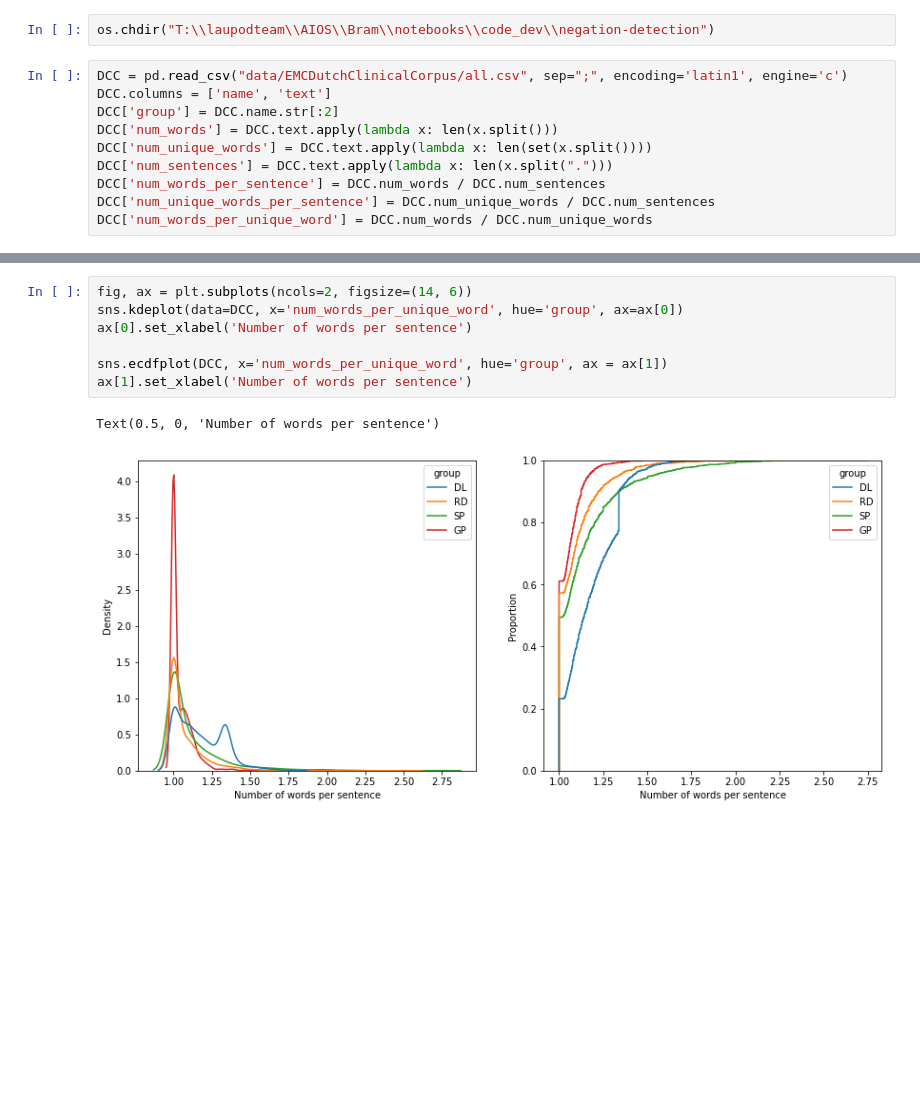
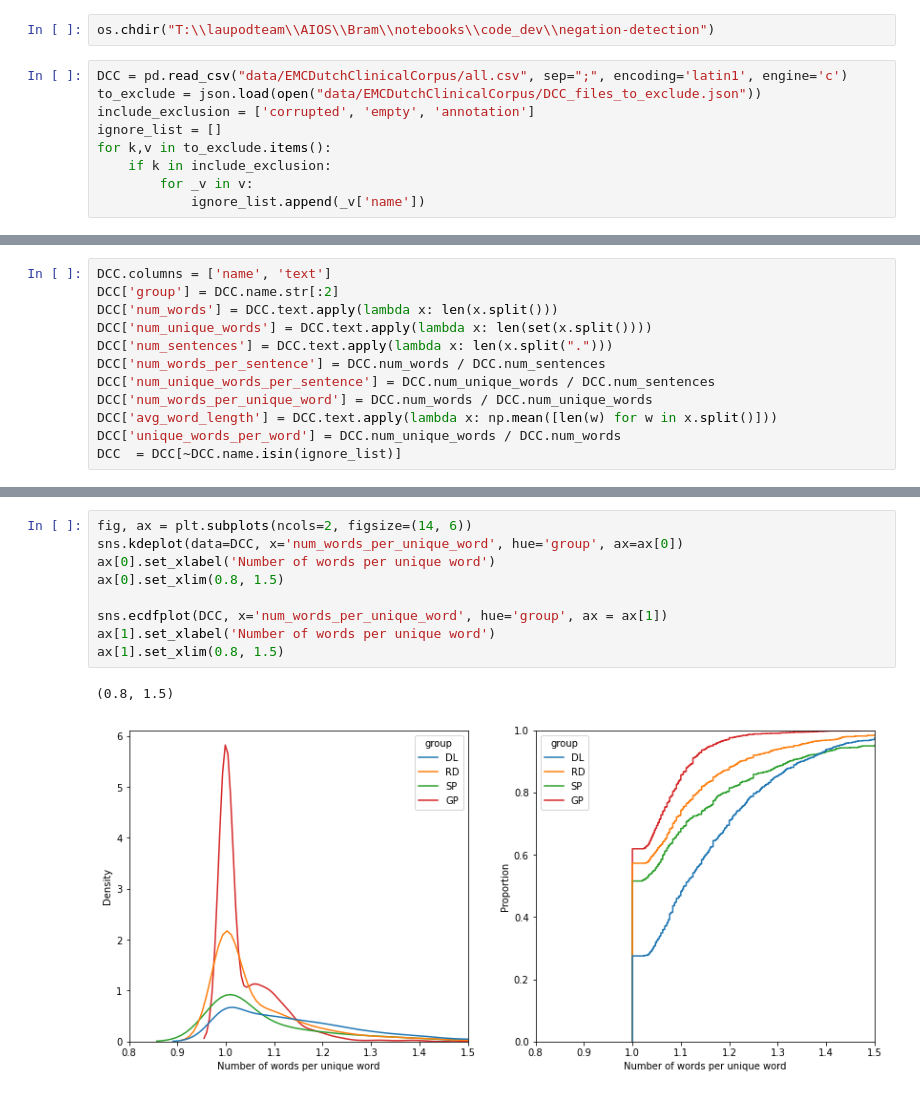
Before and after one commit to umcu/negation-detection, a Jupyter notebook: sandbox/data_stats.ipynb, the cells around one changed output, grey strips where cells are left out. Drawn from its saved outputs; the diff is of its cells as text; blank space fills up the shorter version.

```diff
--- a/sandbox/data_stats.ipynb
+++ b/sandbox/data_stats.ipynb
@@ -22,11 +25,10 @@ The autoreload extension is already loaded. To reload it, use:
 os.chdir("T:\\laupodteam\\AIOS\\Bram\\notebooks\\code_dev\\negation-detection")
 # %%
 DCC = pd.read_csv("data/EMCDutchClinicalCorpus/all.csv", sep=";", encoding='latin1', engine='c')
-DCC.columns = ['name', 'text']
-DCC['group'] = DCC.name.str[:2]
-DCC['num_words'] = DCC.text.apply(lambda x: len(x.split()))
-DCC['num_unique_words'] = DCC.text.apply(lambda x: len(set(x.split())))
-DCC['num_sentences'] = DCC.text.apply(lambda x: len(x.split(".")))
-DCC['num_words_per_sentence'] = DCC.num_words / DCC.num_sentences
-DCC['num_unique_words_per_sentence'] = DCC.num_unique_words / DCC.num_sentences
-DCC['num_words_per_unique_word'] = DCC.num_words / DCC.num_unique_words
+to_exclude = json.load(open("data/EMCDutchClinicalCorpus/DCC_files_to_exclude.json"))
+include_exclusion = ['corrupted', 'empty', 'annotation']
+ignore_list = []
+for k,v in to_exclude.items():
+    if k in include_exclusion:
+        for _v in v:
+            ignore_list.append(_v['name'])
@@ -32,0 +39,12 @@ DCC['num_words_per_unique_word'] = DCC.num_words / DCC.num_unique_words
+# %%
+DCC.columns = ['name', 'text']
+DCC['group'] = DCC.name.str[:2]
+DCC['num_words'] = DCC.text.apply(lambda x: len(x.split()))
+DCC['num_unique_words'] = DCC.text.apply(lambda x: len(set(x.split())))
+DCC['num_sentences'] = DCC.text.apply(lambda x: len(x.split(".")))
+DCC['num_words_per_sentence'] = DCC.num_words / DCC.num_sentences
+DCC['num_unique_words_per_sentence'] = DCC.num_unique_words / DCC.num_sentences
+DCC['num_words_per_unique_word'] = DCC.num_words / DCC.num_unique_words
+DCC['avg_word_length'] = DCC.text.apply(lambda x: np.mean([len(w) for w in x.split()]))
+DCC['unique_words_per_word'] = DCC.num_unique_words / DCC.num_words
+DCC  = DCC[~DCC.name.isin(ignore_list)]
@@ -69,10 +97,12 @@ Text(0.5, 0, 'Number of words per sentence')
 # %%
 fig, ax = plt.subplots(ncols=2, figsize=(14, 6))
 sns.kdeplot(data=DCC, x='num_words_per_unique_word', hue='group', ax=ax[0])
-ax[0].set_xlabel('Number of words per sentence')
+ax[0].set_xlabel('Number of words per unique word')
+ax[0].set_xlim(0.8, 1.5)
 
 sns.ecdfplot(DCC, x='num_words_per_unique_word', hue='group', ax = ax[1])
-ax[1].set_xlabel('Number of words per sentence')
+ax[1].set_xlabel('Number of words per unique word')
+ax[1].set_xlim(0.8, 1.5)
 # %% [output]
-Text(0.5, 0, 'Number of words per sentence')
+(0.8, 1.5)
-[figure, old version]
+[figure, new version]
```
Also changed, not shown: parts of 9 cells of this notebook.
